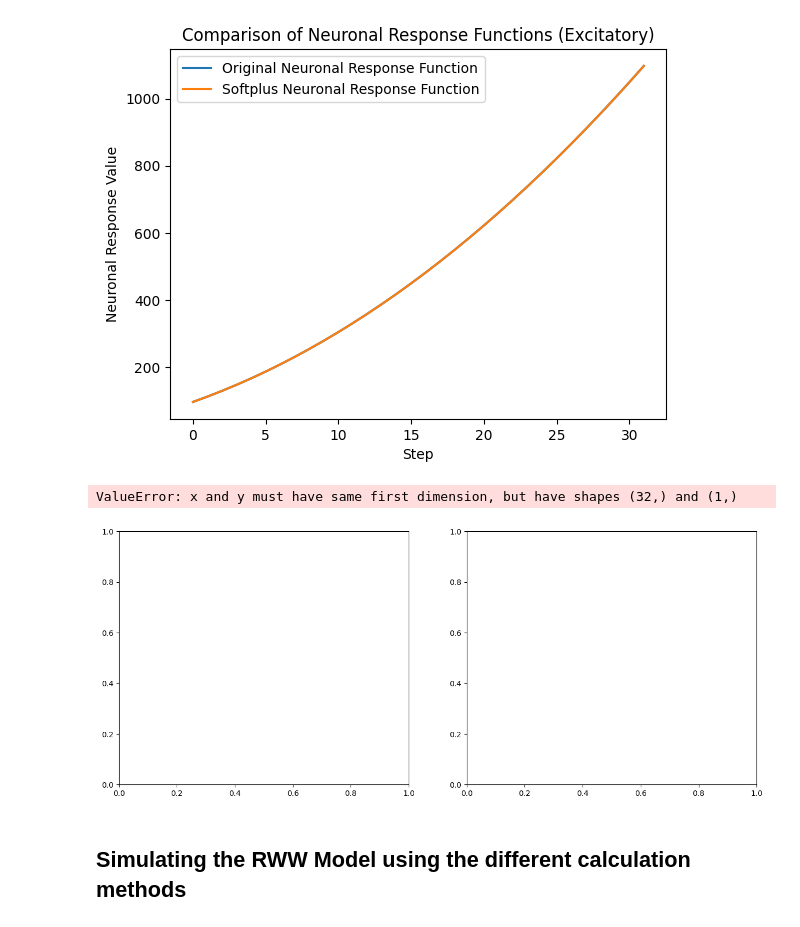
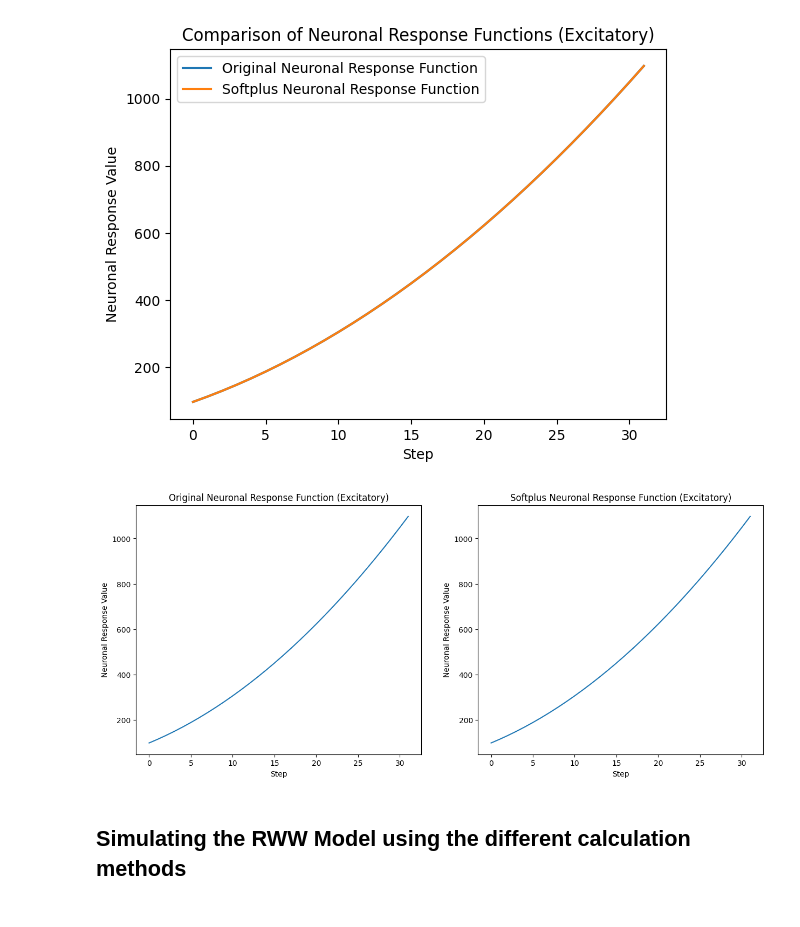
Before and after one commit to dChakr/ad_modelling_fyp, a Jupyter notebook: whole_brain_models/num_stability_test.ipynb, the cells around one changed output. Drawn from its saved outputs; the diff is of its cells as text; code cells hidden in the pictures.

```diff
--- a/whole_brain_models/num_stability_test.ipynb
+++ b/whole_brain_models/num_stability_test.ipynb
@@ -157,22 +155,21 @@ plt.show()
 # %%
 fig, ax = plt.subplots(1, 2, figsize=(15, 6))
 
-ax[0].plot(normal_calcs, iE, label="Original")
+ax[0].plot(normal_calcs, label="Original")
 ax[0].set_title('Original Neuronal Response Function (Excitatory)')
 ax[0].set_xlabel('Step')
 ax[0].set_ylabel('Neuronal Response Value')
 # ax[0].legend()
 
-ax[1].plot(softplus_calcs,iE, label="Softplus")
+ax[1].plot(softplus_calcs, label="Softplus")
 ax[1].set_title('Softplus Neuronal Response Function (Excitatory)')
 ax[1].set_xlabel('Step')
 ax[1].set_ylabel('Neuronal Response Value')
 # ax[1].legend()
 
 plt.show()
 # %% [output]
-ValueError: x and y must have same first dimension, but have shapes (32,) and (1,)
-[figure, old version]
+[figure, new version]
 # %% [markdown]
 ## Simulating the RWW Model using the different calculation methods
 # %%
```
Also changed, not shown: parts of 1 cell of this notebook, 51 other files.
